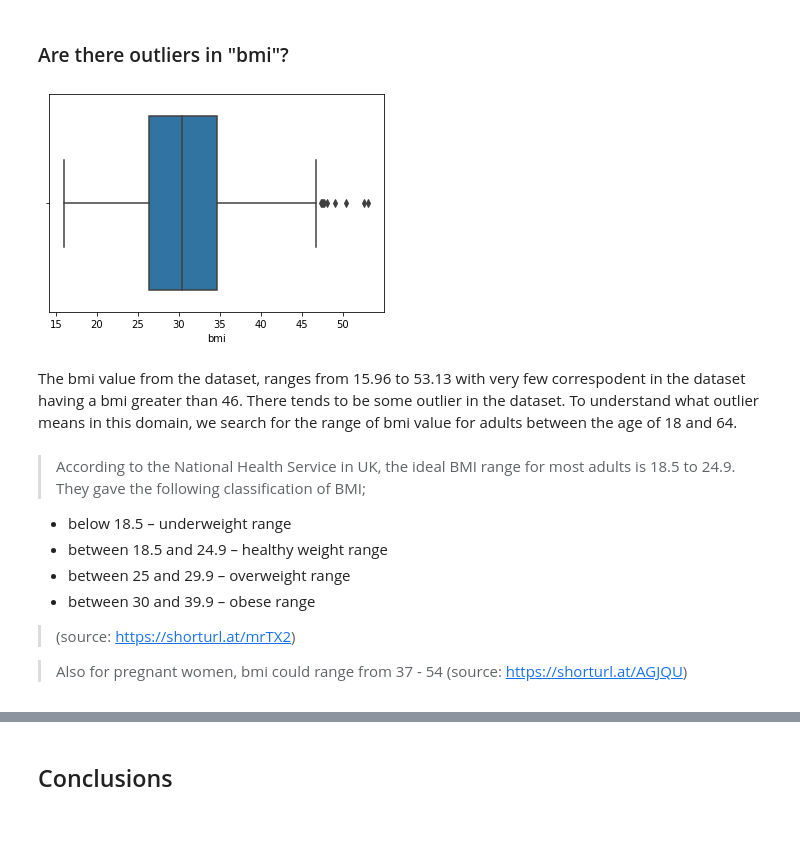
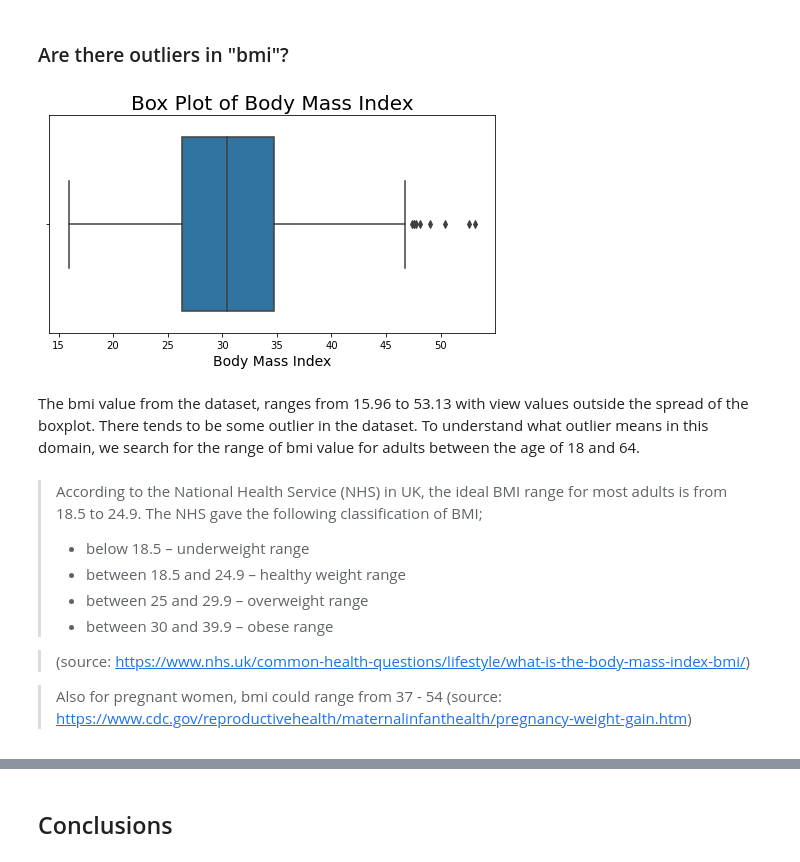
Before and after one commit to flowerfatih/Global_AI_TeamExplorer, a Jupyter notebook: medical_cost_analysis_TeamExplorer.ipynb, the cells around one changed output, grey strips where cells are left out. Cells and saved outputs as stored; diff of their text form; code cells hidden in the pictures; blank space fills up the shorter version.

```diff
--- a/medical_cost_analysis_TeamExplorer.ipynb
+++ b/medical_cost_analysis_TeamExplorer.ipynb
@@ -22,7 +22,7 @@ warnings.simplefilter(action="ignore", category=FutureWarning)
 ### Gathering Data
 # %%
 # load dataset
-df = pd.read_csv("insurance.csv")
+df = pd.read_csv("medical_cost_dataset/insurance.csv")
 # %% [markdown]
 ### Assessing Data
 # %%
@@ -194,19 +309,23 @@ plt.title('Distribution of Body Mass Index', fontsize=20);
 ### Are there outliers in "bmi"?
 # %%
 # check for outliers in bmi
-sns.boxplot(data=df_clean, x='bmi');
+plt.figure(figsize=[8, 4])
+sns.boxplot(data=df_clean, x='bmi')
+plt.xlabel('Body Mass Index', fontsize=14)
+plt.title('Box Plot of Body Mass Index', fontsize=20);
 # %% [output]
-[figure, old version]
+[figure, new version]
 # %% [markdown]
-The bmi value from the dataset, ranges from 15.96 to 53.13 with very few correspodent in the dataset having a bmi greater than 46. There tends to be some outlier in the dataset. To understand what outlier means in this domain, we search for the range of bmi value for adults between the age of 18 and 64.
+The bmi value from the dataset, ranges from 15.96 to 53.13 with view values outside the spread of the boxplot. There tends to be some outlier in the dataset. To understand what outlier means in this domain, we search for the range of bmi value for adults between the age of 18 and 64.
 # %% [markdown]
-> According to the National Health Service in UK, the ideal BMI range for most adults is 18.5 to 24.9.
-They gave the following classification of BMI;
-- below 18.5 – underweight range
-- between 18.5 and 24.9 – healthy weight range
-- between 25 and 29.9 – overweight range
-- between 30 and 39.9 – obese range
+> According to the National Health Service (NHS) in UK, the ideal BMI range for most adults is from 18.5 to 24.9.
+The NHS gave the following classification of BMI;
+> - below 18.5 – underweight range
+> - between 18.5 and 24.9 – healthy weight range
+> - between 25 and 29.9 – overweight range
+> - between 30 and 39.9 – obese range
 
-> (source: https://shorturl.at/mrTX2)
+> (source: https://www.nhs.uk/common-health-questions/lifestyle/what-is-the-body-mass-index-bmi/)
 
-> Also for pregnant women, bmi could range from 37 - 54 (source: https://shorturl.at/AGJQU)
+> Also for pregnant women, bmi could range from 37 - 54
+(source: https://www.cdc.gov/reproductivehealth/maternalinfanthealth/pregnancy-weight-gain.htm)
```
Also changed, not shown: parts of 28 cells of this notebook.
